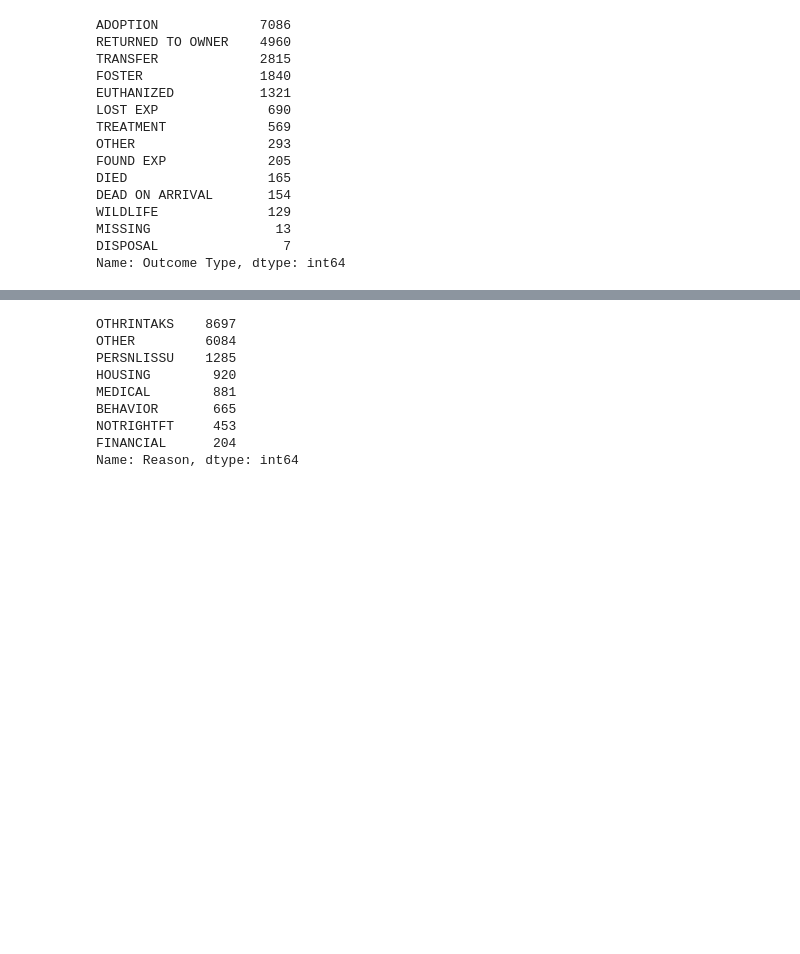
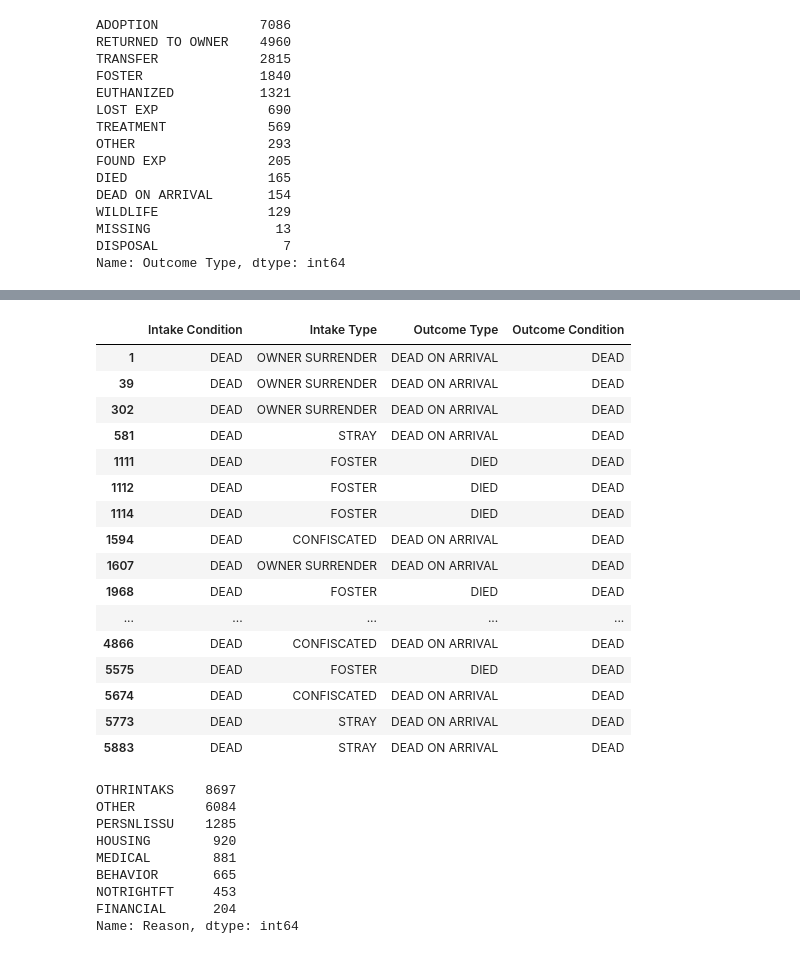
Before and after one commit to cwong690/Dallas-Paws, a Jupyter notebook: dallas_animals.ipynb, the cells around one changed output, grey strips where cells are left out. Saved outputs shown, nothing was run; the diff lists cells and outputs as text; code cells hidden in the pictures; blank space fills up the shorter version.

```diff
--- a/dallas_animals.ipynb
+++ b/dallas_animals.ipynb
@@ -190,3 +277,23 @@ Name: Outcome Type, dtype: int64
+# %%
+dallas[(dallas['Intake Condition'] == 'DECEASED') | (dallas['Intake Condition'] == 'DEAD')][['Intake Condition','Intake Type','Outcome Type', 'Outcome Condition']].head(20)
+# %% [output]
+|  | Intake Condition | Intake Type | Outcome Type | Outcome Condition |
+| 1 | DEAD | OWNER SURRENDER | DEAD ON ARRIVAL | DEAD |
+| 39 | DEAD | OWNER SURRENDER | DEAD ON ARRIVAL | DEAD |
+| 302 | DEAD | OWNER SURRENDER | DEAD ON ARRIVAL | DEAD |
+| 581 | DEAD | STRAY | DEAD ON ARRIVAL | DEAD |
+| 1111 | DEAD | FOSTER | DIED | DEAD |
+| 1112 | DEAD | FOSTER | DIED | DEAD |
+| 1114 | DEAD | FOSTER | DIED | DEAD |
+| 1594 | DEAD | CONFISCATED | DEAD ON ARRIVAL | DEAD |
+| 1607 | DEAD | OWNER SURRENDER | DEAD ON ARRIVAL | DEAD |
+| 1968 | DEAD | FOSTER | DIED | DEAD |
+| ... | ... | ... | ... | ... |
+| 4866 | DEAD | CONFISCATED | DEAD ON ARRIVAL | DEAD |
+| 5575 | DEAD | FOSTER | DIED | DEAD |
+| 5674 | DEAD | CONFISCATED | DEAD ON ARRIVAL | DEAD |
+| 5773 | DEAD | STRAY | DEAD ON ARRIVAL | DEAD |
+| 5883 | DEAD | STRAY | DEAD ON ARRIVAL | DEAD |
 # %%
 dallas['Reason'].value_counts()
 # %% [output]
```
Also changed, not shown: parts of 18 cells of this notebook.
